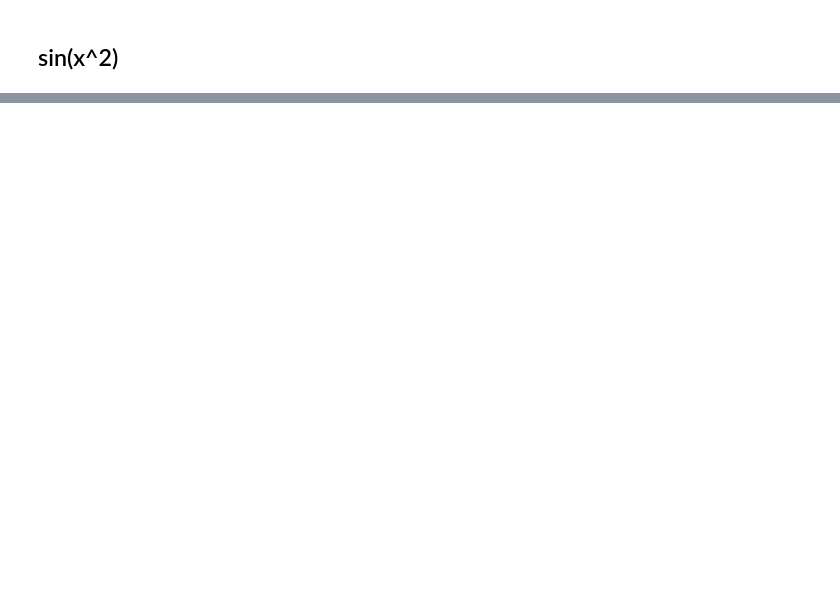
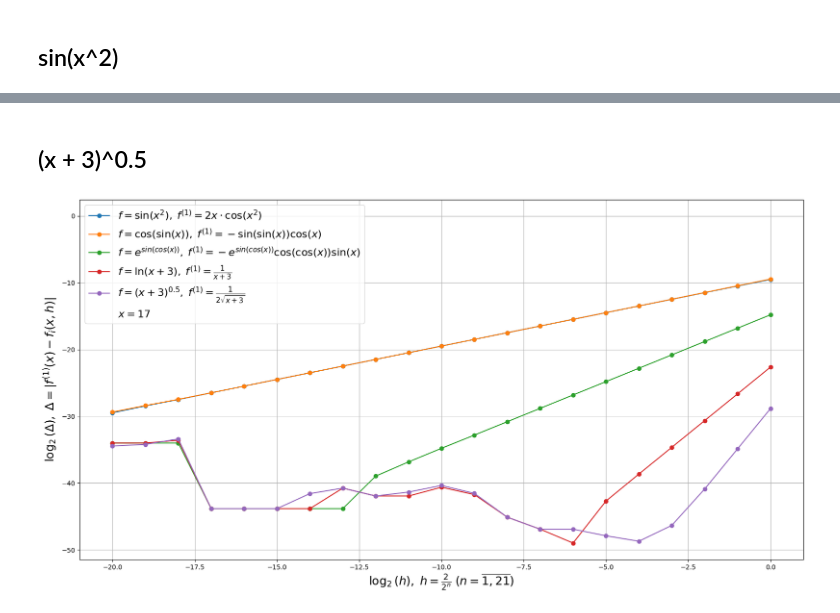
Before and after one commit to nerett/computational-mathematics, a Jupyter notebook: 1-derivate/derivate.ipynb, the cells around one changed output, grey strips where cells are left out. Cells and saved outputs as stored; diff of their text form; code cells hidden in the pictures; blank space fills up the shorter version.

```diff
--- a/1-derivate/derivate.ipynb
+++ b/1-derivate/derivate.ipynb
@@ -74,0 +80,6 @@ makePlot(sinx2, sinx2Der)
+# %% [markdown]
+## (x + 3)^0.5
+# %%
+makePlot(lambda x: (x + 3)**0.5, lambda x: 1/(2*np.sqrt(x + 3)))
+# %% [output]
+[figure, added]
```
Also changed, not shown: parts of 9 cells of this notebook.
